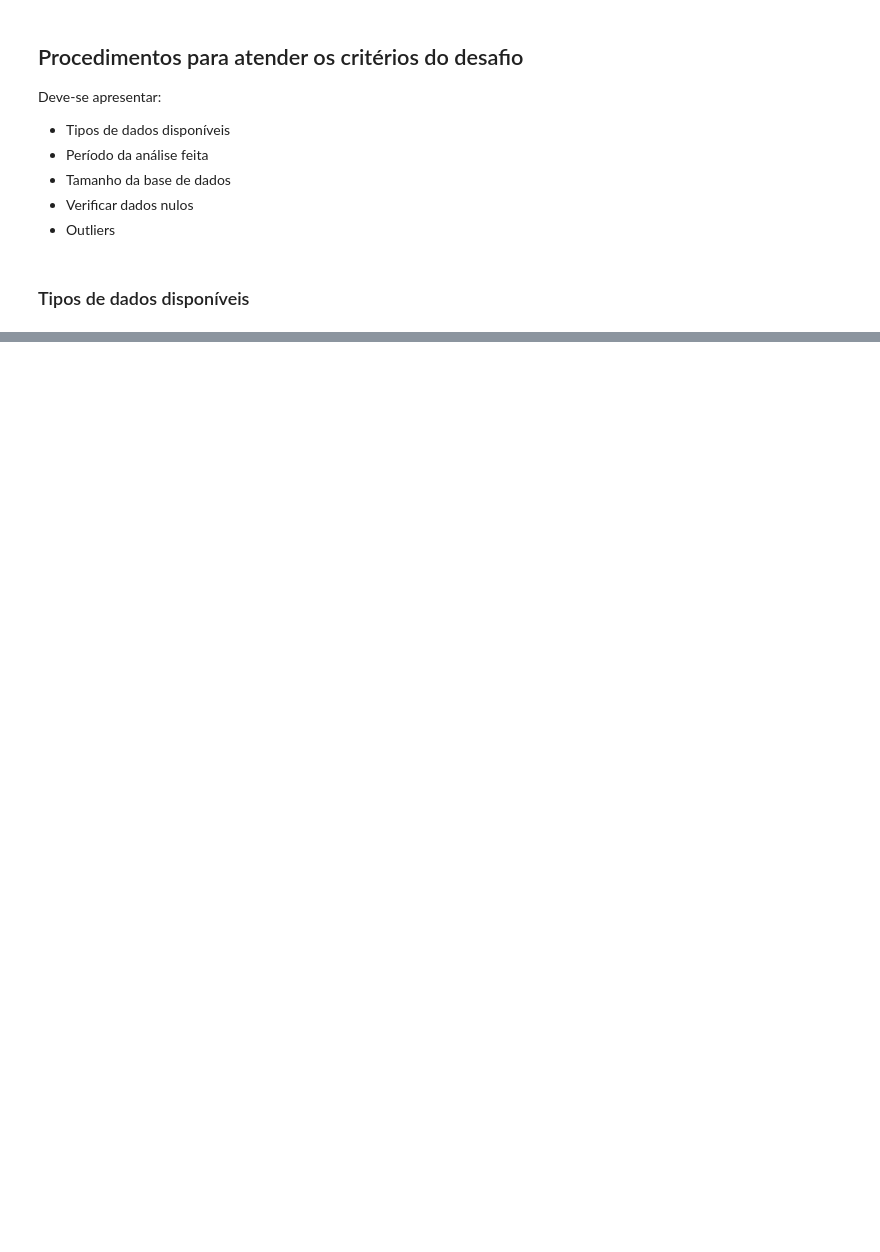
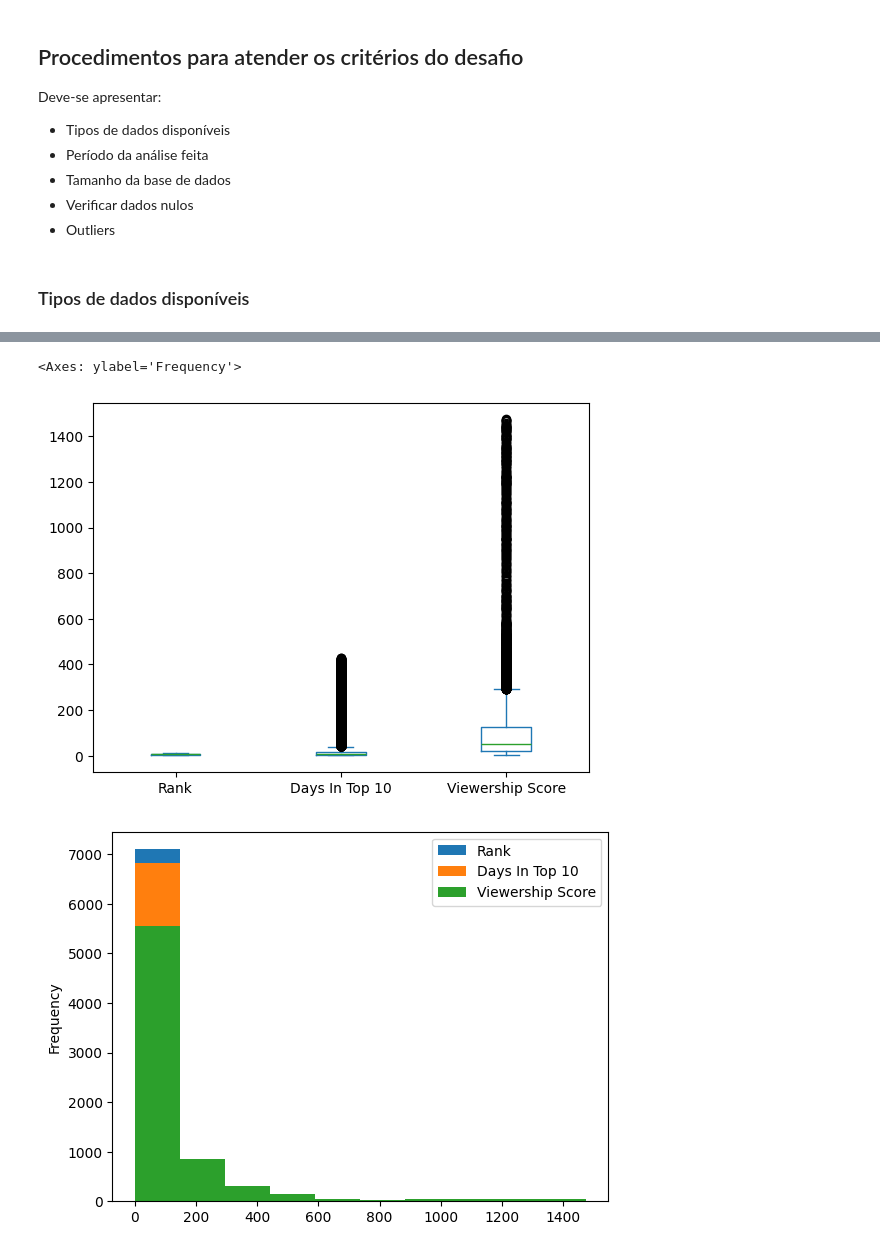
Before and after one commit to jakunzler/rocketseat-ia, a Jupyter notebook: analise_exploratoria/challenge/eda_challenge_solution.ipynb, the cells around one changed output, grey strips where cells are left out. Saved outputs shown, nothing was run; the diff lists cells and outputs as text; code cells hidden in the pictures; blank space fills up the shorter version.

```diff
--- a/analise_exploratoria/challenge/eda_challenge_solution.ipynb
+++ b/analise_exploratoria/challenge/eda_challenge_solution.ipynb
@@ -71,0 +153,7 @@ IndexError: only integers, slices (`:`), ellipsis (`...`), numpy.newaxis (`None`
+# %%
+df.plot.box()
+df.plot.hist()
+# %% [output]
+<Axes: ylabel='Frequency'>
+[figure, added]
+[figure, added]
```
Also changed, not shown: parts of 15 cells of this notebook, 7 other files.
